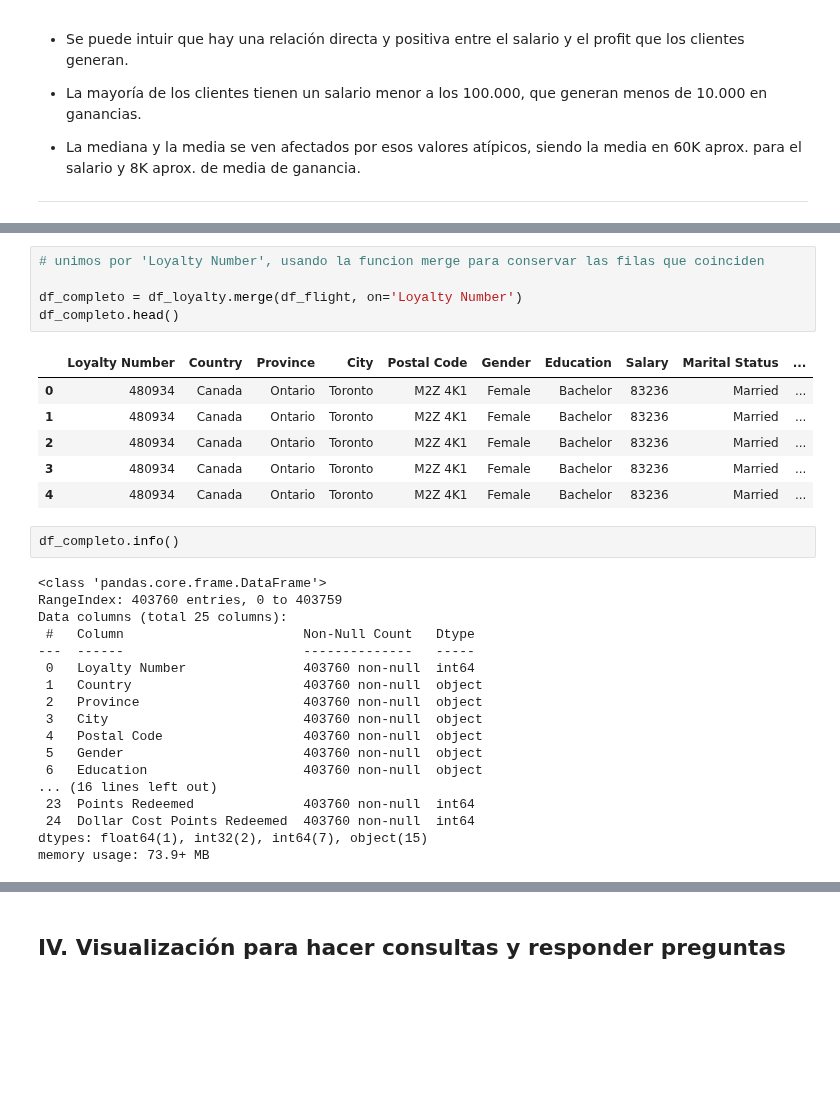
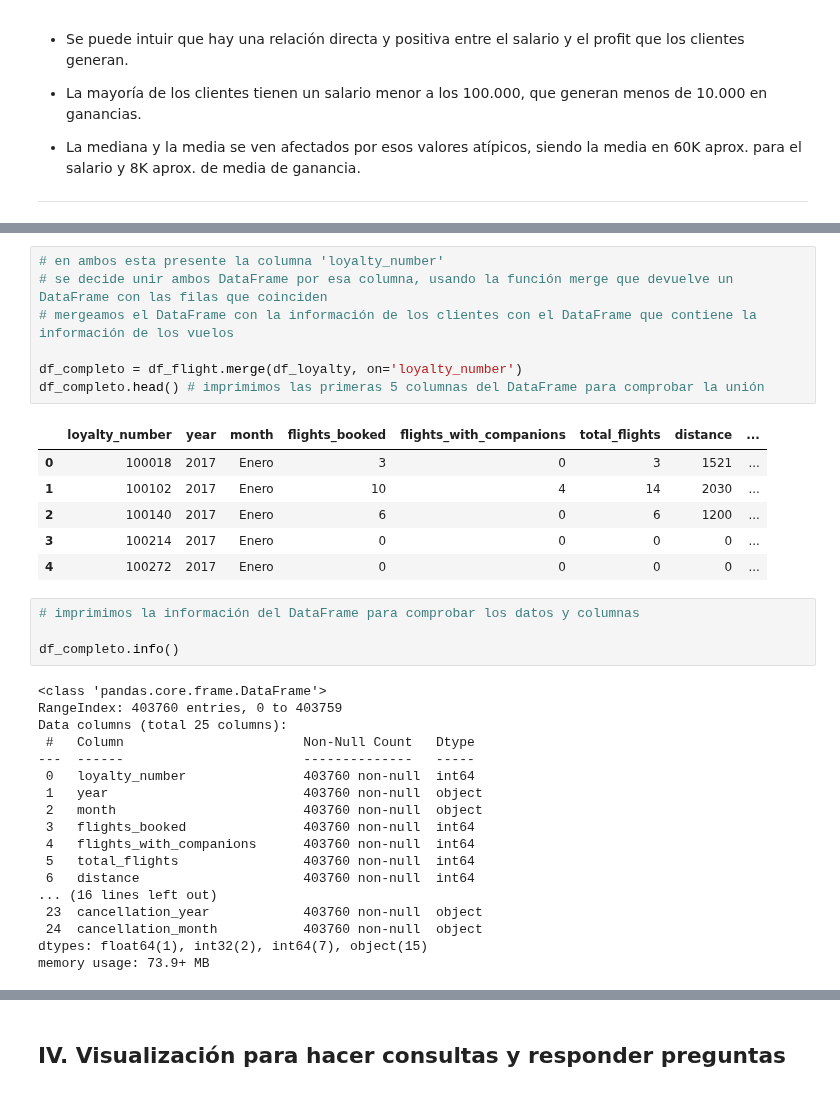
Before and after one commit to Adalab/bda-modulo-3-evaluacion-final-MarPastor, a Jupyter notebook: notebook/final_evaluation_mod3_marpastor.ipynb, the cells around one changed output, grey strips where cells are left out. Cells and saved outputs as stored; diff of their text form; blank space fills up the shorter version.

Commit message:
doc: exploracion de dataframe de union

```diff
--- a/notebook/final_evaluation_mod3_marpastor.ipynb
+++ b/notebook/final_evaluation_mod3_marpastor.ipynb
@@ -1142,18 +1147,22 @@ display(df_loyalty.head())
 | 3 | 608370 | Canada | Ontario | Toronto | P1W 1K4 | Male | College | 0 | Single | ... |
 | 4 | 530508 | Canada | Quebec | Hull | J8Y 3Z5 | Male | Bachelor | 103495 | Married | ... |
 # %%
-# unimos por 'Loyalty Number', usando la funcion merge para conservar las filas que coinciden
+# en ambos esta presente la columna 'loyalty_number'
+# se decide unir ambos DataFrame por esa columna, usando la función merge que devuelve un DataFrame con las filas que coinciden
+# mergeamos el DataFrame con la información de los clientes con el DataFrame que contiene la información de los vuelos
 
-df_completo = df_loyalty.merge(df_flight, on='Loyalty Number')
-df_completo.head()
+df_completo = df_flight.merge(df_loyalty, on='loyalty_number')
+df_completo.head() # imprimimos las primeras 5 columnas del DataFrame para comprobar la unión
 # %% [output]
-|  | Loyalty Number | Country | Province | City | Postal Code | Gender | Education | Salary | Marital Status | ... |
-| 0 | 480934 | Canada | Ontario | Toronto | M2Z 4K1 | Female | Bachelor | 83236 | Married | ... |
-| 1 | 480934 | Canada | Ontario | Toronto | M2Z 4K1 | Female | Bachelor | 83236 | Married | ... |
-| 2 | 480934 | Canada | Ontario | Toronto | M2Z 4K1 | Female | Bachelor | 83236 | Married | ... |
-| 3 | 480934 | Canada | Ontario | Toronto | M2Z 4K1 | Female | Bachelor | 83236 | Married | ... |
-| 4 | 480934 | Canada | Ontario | Toronto | M2Z 4K1 | Female | Bachelor | 83236 | Married | ... |
+|  | loyalty_number | year | month | flights_booked | flights_with_companions | total_flights | distance | ... |
+| 0 | 100018 | 2017 | Enero | 3 | 0 | 3 | 1521 | ... |
+| 1 | 100102 | 2017 | Enero | 10 | 4 | 14 | 2030 | ... |
+| 2 | 100140 | 2017 | Enero | 6 | 0 | 6 | 1200 | ... |
+| 3 | 100214 | 2017 | Enero | 0 | 0 | 0 | 0 | ... |
+| 4 | 100272 | 2017 | Enero | 0 | 0 | 0 | 0 | ... |
 # %%
+# imprimimos la información del DataFrame para comprobar los datos y columnas
+
 df_completo.info()
 # %% [output]
 <class 'pandas.core.frame.DataFrame'>
@@ -1161,15 +1170,15 @@ RangeIndex: 403760 entries, 0 to 403759
 Data columns (total 25 columns):
  #   Column                       Non-Null Count   Dtype
 ---  ------                       --------------   -----
- 0   Loyalty Number               403760 non-null  int64
- 1   Country                      403760 non-null  object
- 2   Province                     403760 non-null  object
- 3   City                         403760 non-null  object
- 4   Postal Code                  403760 non-null  object
- 5   Gender                       403760 non-null  object
- 6   Education                    403760 non-null  object
+ 0   loyalty_number               403760 non-null  int64
+ 1   year                         403760 non-null  object
+ 2   month                        403760 non-null  object
+ 3   flights_booked               403760 non-null  int64
+ 4   flights_with_companions      403760 non-null  int64
+ 5   total_flights                403760 non-null  int64
+ 6   distance                     403760 non-null  int64
 ... (16 lines left out)
- 23  Points Redeemed              403760 non-null  int64
- 24  Dollar Cost Points Redeemed  403760 non-null  int64
+ 23  cancellation_year            403760 non-null  object
+ 24  cancellation_month           403760 non-null  object
 dtypes: float64(1), int32(2), int64(7), object(15)
 memory usage: 73.9+ MB
```
Also changed, not shown: parts of 3 cells of this notebook.
